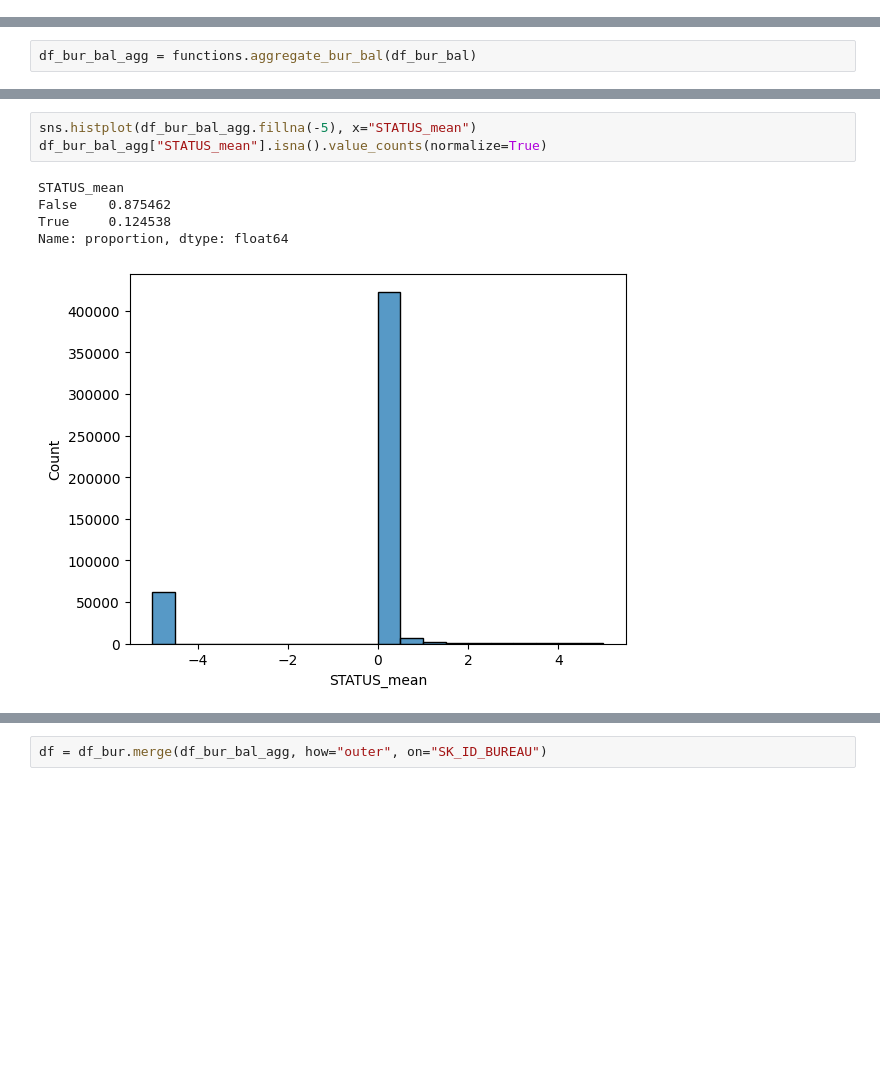
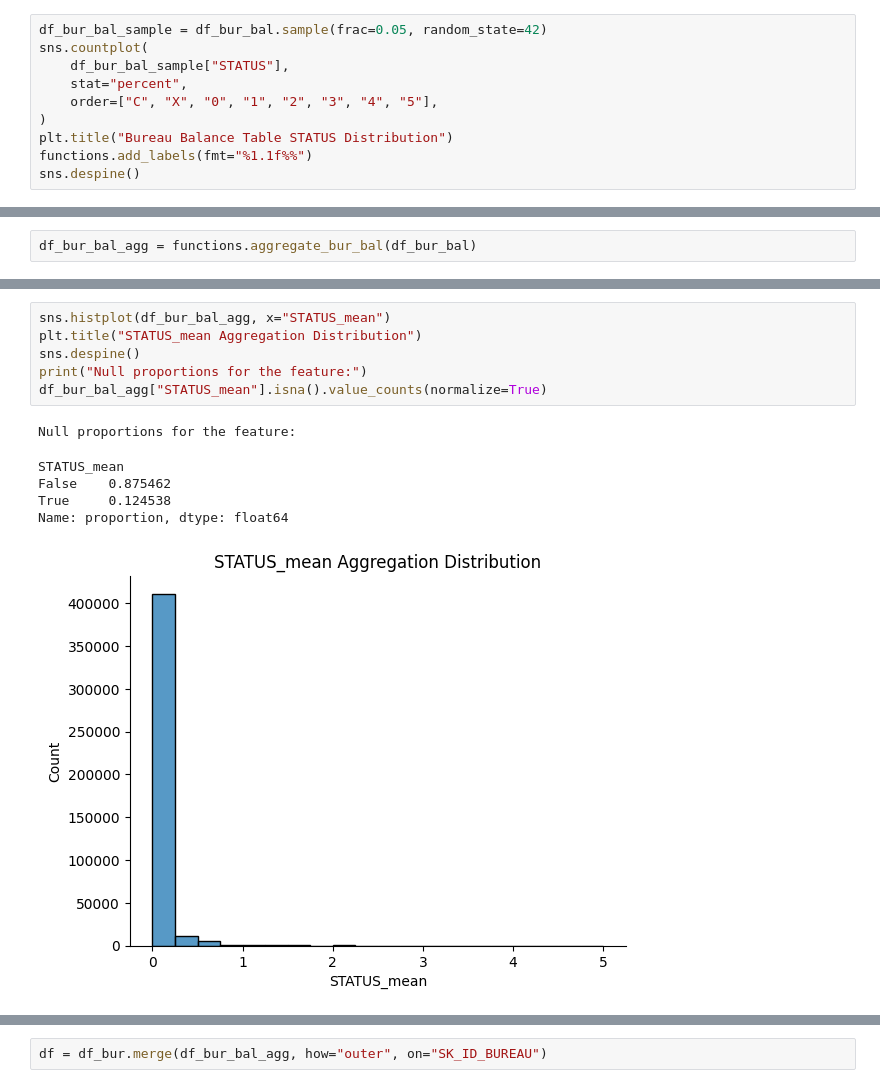
Before and after one commit to Vienmarskinis/home_credit_default_risk, a Jupyter notebook: step2_aggregations.ipynb, the cells around one changed output, grey strips where cells are left out. Drawn from its saved outputs; the diff is of its cells as text; blank space fills up the shorter version.

```diff
--- a/step2_aggregations.ipynb
+++ b/step2_aggregations.ipynb
@@ -75,0 +71,10 @@ functions.aggregate_bur_bal(test)
+# %%
+df_bur_bal_sample = df_bur_bal.sample(frac=0.05, random_state=42)
+sns.countplot(
+    df_bur_bal_sample["STATUS"],
+    stat="percent",
+    order=["C", "X", "0", "1", "2", "3", "4", "5"],
+)
+plt.title("Bureau Balance Table STATUS Distribution")
+functions.add_labels(fmt="%1.1f%%")
+sns.despine()
@@ -119,9 +123,13 @@ Name: proportion, dtype: float64
 # %%
-sns.histplot(df_bur_bal_agg.fillna(-5), x="STATUS_mean")
+sns.histplot(df_bur_bal_agg, x="STATUS_mean")
+plt.title("STATUS_mean Aggregation Distribution")
+sns.despine()
+print("Null proportions for the feature:")
 df_bur_bal_agg["STATUS_mean"].isna().value_counts(normalize=True)
 # %% [output]
-STATUS_mean
-False    0.875462
-True     0.124538
-Name: proportion, dtype: float64
+Null proportions for the feature:
+STATUS_mean
+False    0.875462
+True     0.124538
+Name: proportion, dtype: float64
-[figure, old version]
+[figure, new version]
```
Also changed, not shown: parts of 172 cells of this notebook, 8 other files.
